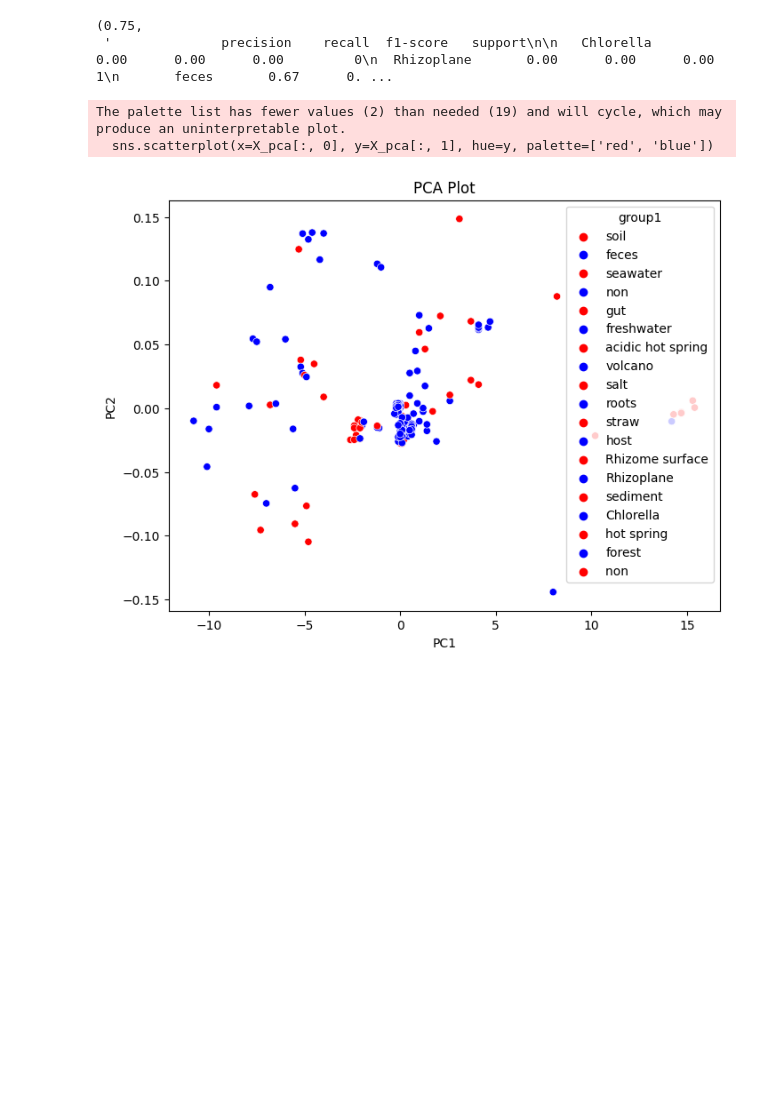
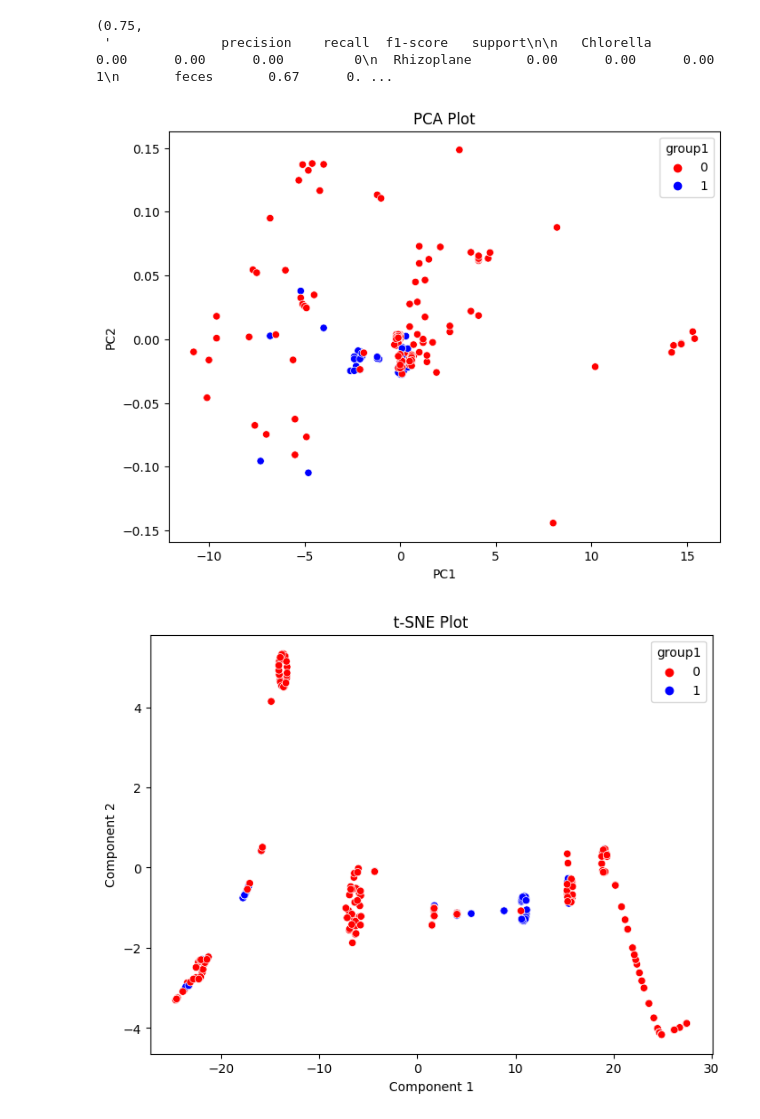
Before and after one commit to DeweyYihengDu/PVC, a Jupyter notebook: machine_pathway.ipynb, the cells around one changed output. Cells and saved outputs as stored; diff of their text form; code cells hidden in the pictures; blank space fills up the shorter version.

```diff
--- a/machine_pathway.ipynb
+++ b/machine_pathway.ipynb
@@ -226,18 +226,30 @@ accuracy, report
 # %%
 from sklearn.decomposition import PCA
 
 # Perform PCA
 pca = PCA(n_components=2)
 X_pca = pca.fit_transform(X)
 
 # Plot the first two principal components
 plt.figure(figsize=(8, 6))
 sns.scatterplot(x=X_pca[:, 0], y=X_pca[:, 1], hue=y, palette=['red', 'blue'])
 plt.xlabel('PC1')
 plt.ylabel('PC2')
 plt.title('PCA Plot')
 plt.show()
+from sklearn.manifold import TSNE
+
+# Perform t-SNE
+tsne = TSNE(n_components=2, random_state=42)
+X_tsne = tsne.fit_transform(X)
+
+# Plot the first two components
+plt.figure(figsize=(8, 6))
+sns.scatterplot(x=X_tsne[:, 0], y=X_tsne[:, 1], hue=y, palette=['red', 'blue'])
+plt.xlabel('Component 1')
+plt.ylabel('Component 2')
+plt.title('t-SNE Plot')
+plt.show()
 # %% [output]
-The palette list has fewer values (2) than needed (19) and will cycle, which may produce an uninterpretable plot.
-  sns.scatterplot(x=X_pca[:, 0], y=X_pca[:, 1], hue=y, palette=['red', 'blue'])
-[figure, old version]
+[figure, new version]
+[figure, added]
```
Also changed, not shown: parts of 2 cells of this notebook.
